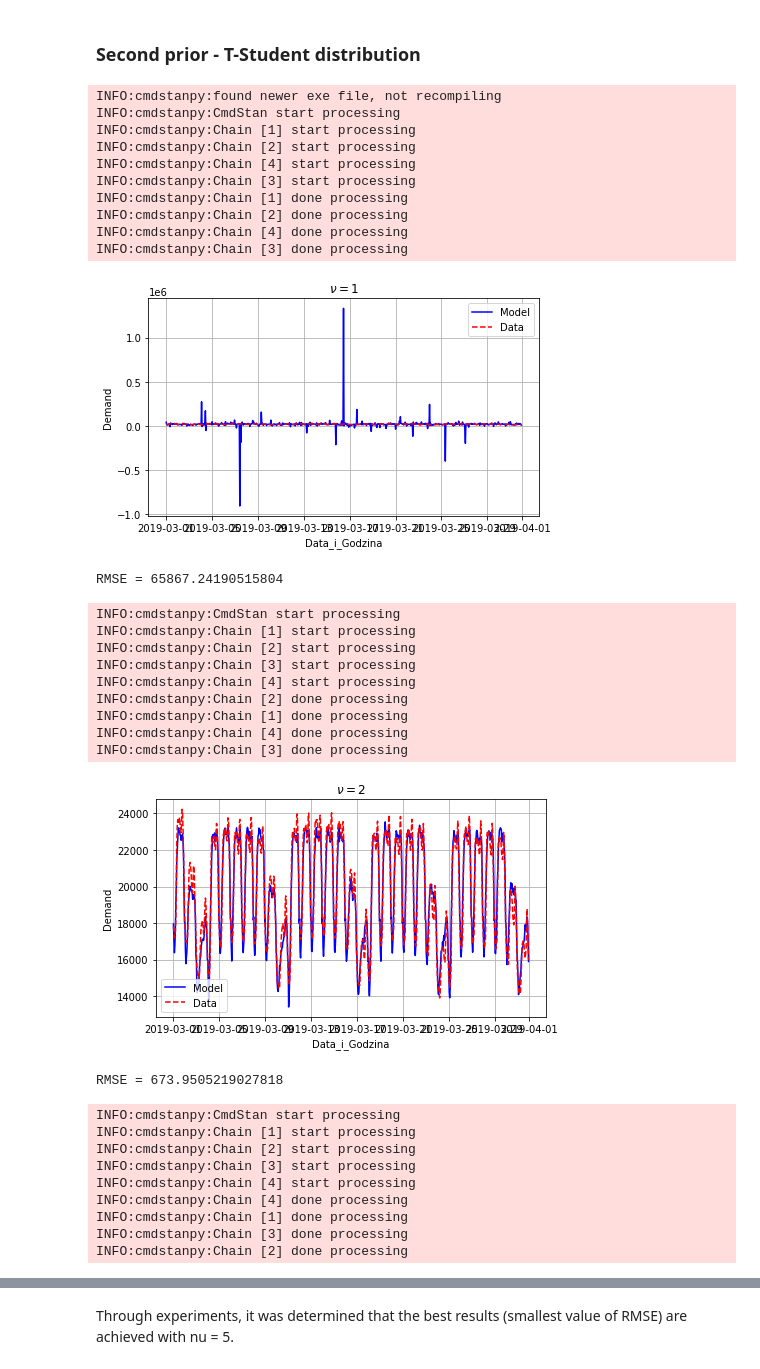
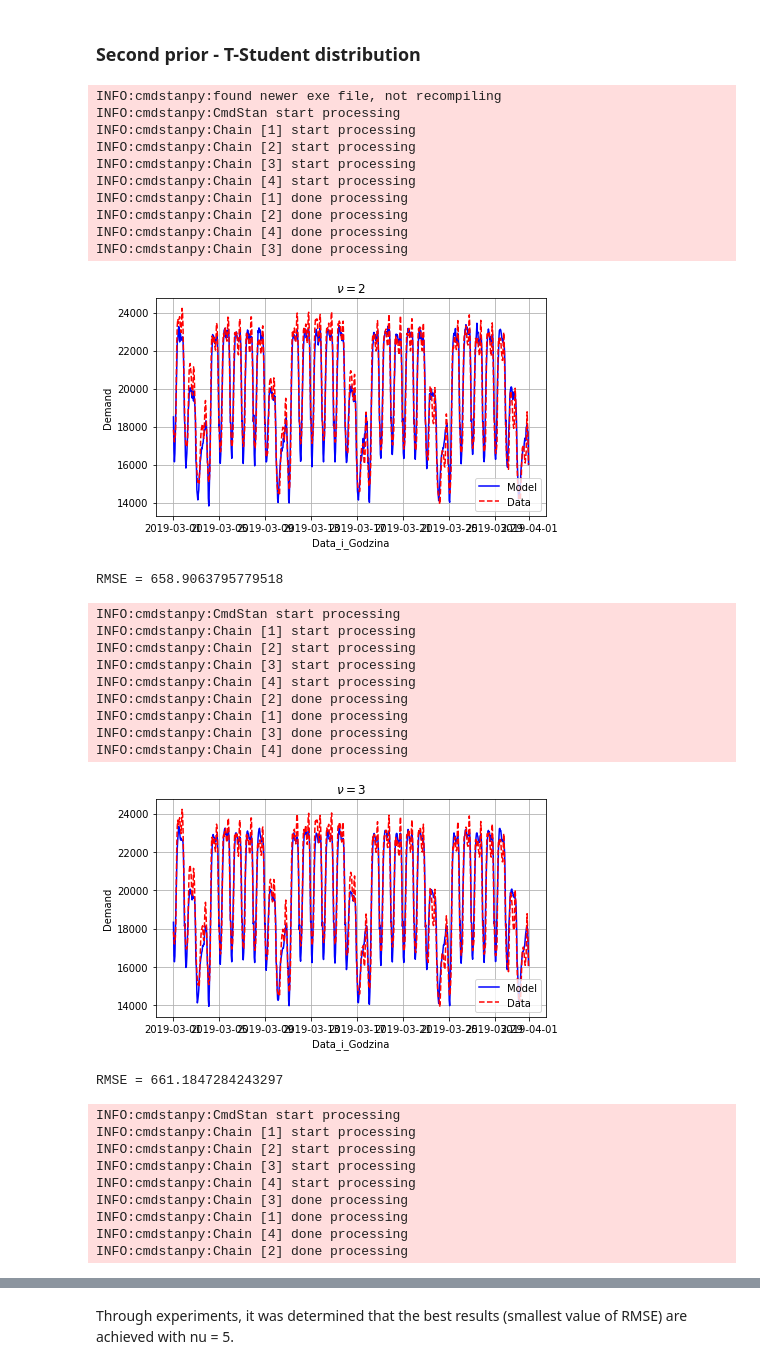
Before and after one commit to pilarskimarcin/ProjektDataAnalytics, a Jupyter notebook: model.ipynb, the cells around one changed output, grey strips where cells are left out. Saved outputs shown, nothing was run; the diff lists cells and outputs as text; code cells hidden in the pictures.

```diff
--- a/model.ipynb
+++ b/model.ipynb
@@ -46,7 +71,7 @@ df_naslonecznienie_marzec.reset_index(inplace=True)
 # %% [markdown]
 ### Regression - finding coefficients for 5th degree polynomial regression
 # %%
-coeffs: List[np.ndarray] = []
+coeffs_demand: List[np.ndarray] = []
 for day in range(7):
     data = df_zapotrzebowanie[["Godzina", "Krajowe zapotrzebowanie na moc"]].loc[df_zapotrzebowanie["Dzień tygodnia"] == day]
     print(data.shape)
@@ -59,7 +84,7 @@ for day in range(7):
     plt.plot(x, p(x))
     plt.show()
     print(coef)
-    coeffs.append(coef)
+    coeffs_demand.append(coef)
 # %% [output]
 (96, 2)
 [figure]
@@ -120,37 +145,37 @@ RMSE = 651.8621749865051
 ### Second prior - T-Student distribution
 # %%
 model_ppc2=CmdStanModel(stan_file='model2.stan')
-for nu in [1, 2, 3, 5, 10, 100]:
+for nu in [2, 3, 5, 10, 100, 150]:
     ppc2 = model_ppc2.sample(show_progress=False, data=dict(
         N=len(df_zapotrzebowanie), day_of_week=df_zapotrzebowanie["Dzień tygodnia"].values, hour=df_zapotrzebowanie["Godzina"].values, nu=nu,
-        coeffs=coeffs
+        coeffs=coeffs_demand
         ))
     df_ppc2 = ppc2.draws_pd()
     df_ppc_mean2 = df_ppc2.mean()[[f"demand[{i}]" for i in range(1, len(df_zapotrzebowanie) + 1)]]
     plt.figure(figsize=(7, 4))
     plt.plot(df_zapotrzebowanie["Data_i_Godzina"], df_ppc_mean2, "b-",
             df_zapotrzebowanie["Data_i_Godzina"], df_zapotrzebowanie["Krajowe zapotrzebowanie na moc"], "r--")
     plt.xlabel("Data_i_Godzina")
     plt.ylabel("Demand")
     plt.grid(True)
     plt.legend(["Model", "Data"])
     plt.title(r"$\nu = $" + str(nu))
     plt.show()
     print(f'RMSE = {mean_squared_error(df_zapotrzebowanie["Krajowe zapotrzebowanie na moc"].values, df_ppc_mean2.values, squared=False)}')
     time.sleep(1)
 # %% [output]
 INFO:cmdstanpy:found newer exe file, not recompiling
 INFO:cmdstanpy:CmdStan start processing
 INFO:cmdstanpy:Chain [1] start processing
 INFO:cmdstanpy:Chain [2] start processing
+INFO:cmdstanpy:Chain [3] start processing
 INFO:cmdstanpy:Chain [4] start processing
-INFO:cmdstanpy:Chain [3] start processing
 INFO:cmdstanpy:Chain [1] done processing
 INFO:cmdstanpy:Chain [2] done processing
 INFO:cmdstanpy:Chain [4] done processing
 INFO:cmdstanpy:Chain [3] done processing
-[figure, old version]
+[figure, new version]
-RMSE = 65867.24190515804
+RMSE = 658.9063795779518
 INFO:cmdstanpy:CmdStan start processing
 INFO:cmdstanpy:Chain [1] start processing
 INFO:cmdstanpy:Chain [2] start processing
@@ -158,16 +183,16 @@ INFO:cmdstanpy:Chain [3] start processing
 INFO:cmdstanpy:Chain [4] start processing
 INFO:cmdstanpy:Chain [2] done processing
 INFO:cmdstanpy:Chain [1] done processing
+INFO:cmdstanpy:Chain [3] done processing
 INFO:cmdstanpy:Chain [4] done processing
-INFO:cmdstanpy:Chain [3] done processing
-[figure, old version]
+[figure, new version]
-RMSE = 673.9505219027818
+RMSE = 661.1847284243297
 INFO:cmdstanpy:CmdStan start processing
 INFO:cmdstanpy:Chain [1] start processing
 INFO:cmdstanpy:Chain [2] start processing
 INFO:cmdstanpy:Chain [3] start processing
 INFO:cmdstanpy:Chain [4] start processing
+INFO:cmdstanpy:Chain [3] done processing
+INFO:cmdstanpy:Chain [1] done processing
 INFO:cmdstanpy:Chain [4] done processing
-INFO:cmdstanpy:Chain [1] done processing
-INFO:cmdstanpy:Chain [3] done processing
 INFO:cmdstanpy:Chain [2] done processing
```
Also changed, not shown: parts of 19 cells of this notebook, 9 other files.
